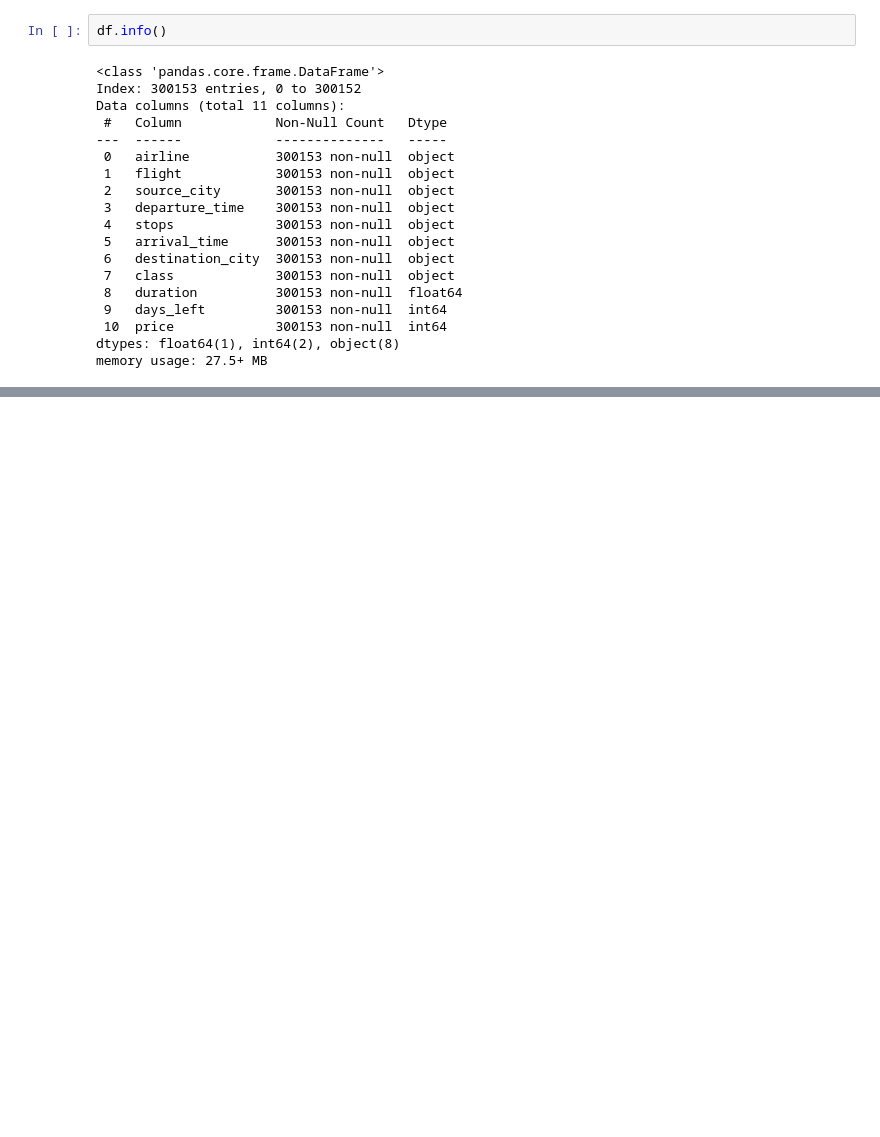
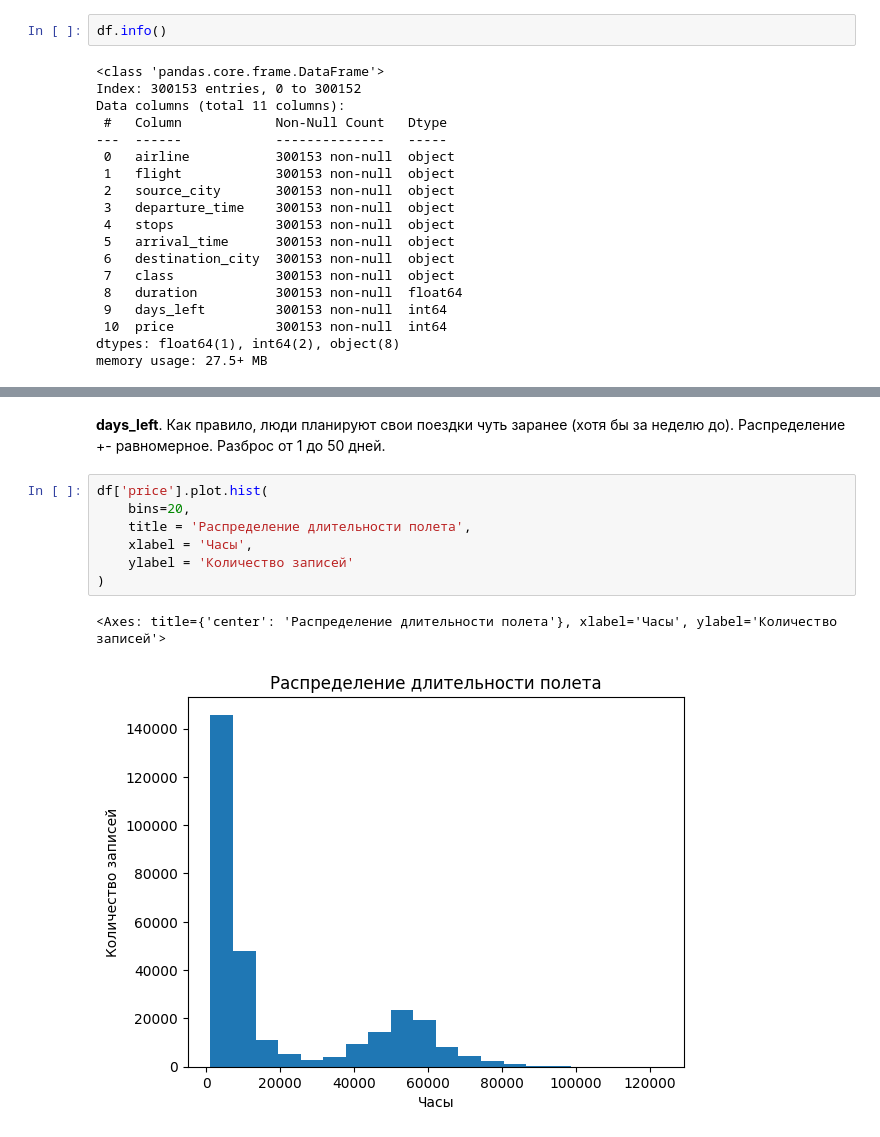
Before and after one commit to FragileMouse/flight-price-analysis, a Jupyter notebook: notebooks/analysis.ipynb, the cells around one changed output, grey strips where cells are left out. Drawn from its saved outputs; the diff is of its cells as text; blank space fills up the shorter version.

```diff
--- a/notebooks/analysis.ipynb
+++ b/notebooks/analysis.ipynb
@@ -121,0 +94,12 @@ print('\n')
+# %% [markdown]
+**days_left**. Как правило, люди планируют свои поездки чуть заранее (хотя бы за неделю до). Распределение +- равномерное. Разброс от 1 до 50 дней.
+# %%
+df['price'].plot.hist(
+    bins=20,
+    title = 'Распределение длительности полета',
+    xlabel = 'Часы',
+    ylabel = 'Количество записей'
+)
+# %% [output]
+<Axes: title={'center': 'Распределение длительности полета'}, xlabel='Часы', ylabel='Количество записей'>
+[figure, added]
```
Also changed, not shown: parts of 20 cells of this notebook.
